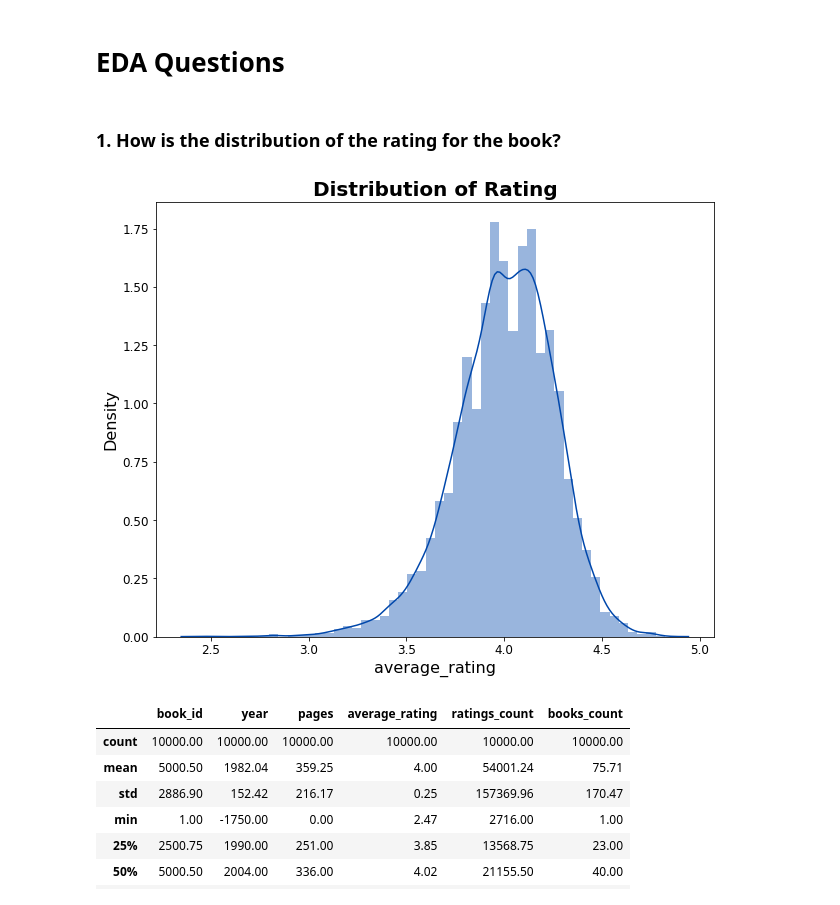
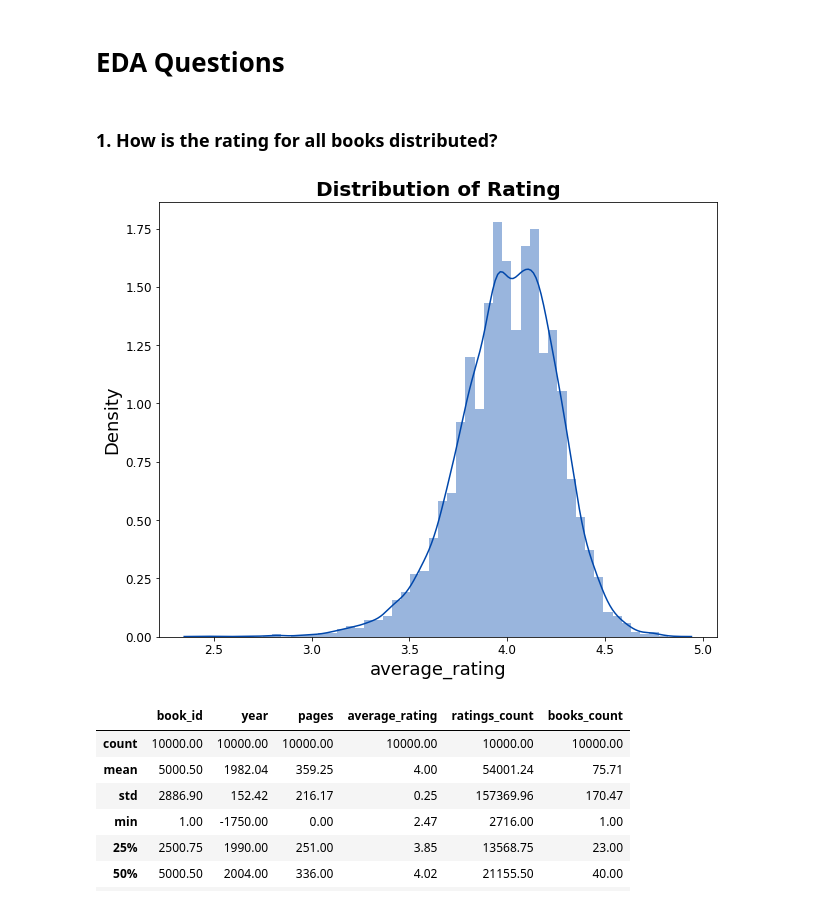
Before and after one commit to ulyazmah/book-recommendation, a Jupyter notebook: Book Recommendation System - Part 1 (EDA).ipynb, the cells around one changed output. Cells and saved outputs as stored; diff of their text form; code cells hidden in the pictures.

```diff
--- a/Book Recommendation System - Part 1 (EDA).ipynb
+++ b/Book Recommendation System - Part 1 (EDA).ipynb
@@ -336,19 +358,19 @@ with pd.option_context('display.max_colwidth', None):
 # %% [markdown]
 # EDA Questions
 # %% [markdown]
-### 1. How is the distribution of the rating for the book?
+### 1. How is the rating for all books distributed?
 # %%
 #Rating distribution based on books metadata
 plt.figure(figsize=(10,8))
 sns.distplot(books['average_rating'], color = '#0047AB')
 plt.title('Distribution of Rating', weight='bold', fontsize =20)
-plt.xlabel('average_rating', fontsize=16)
-plt.ylabel('Density', fontsize=16)
+plt.xlabel('average_rating', fontsize=18)
+plt.ylabel('Density', fontsize=18)
 plt.xticks(fontsize=12)
 plt.yticks(fontsize=12)
 plt.show()
 # %% [output]
-[figure, old version]
+[figure, new version]
 # %%
 books.describe()
 # %% [output]
```
Also changed, not shown: parts of 27 cells of this notebook, 2 other files.
